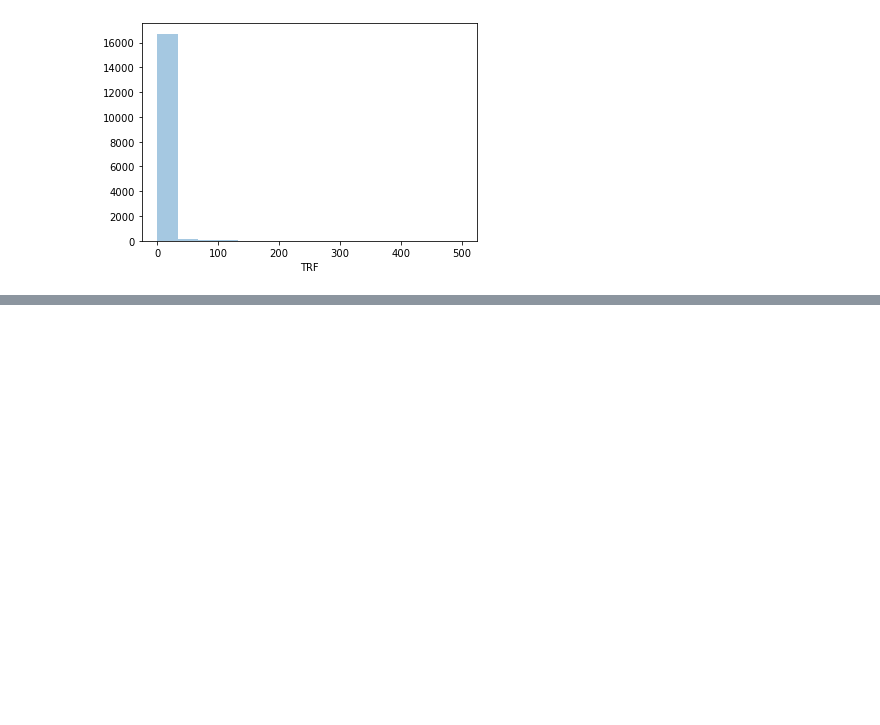
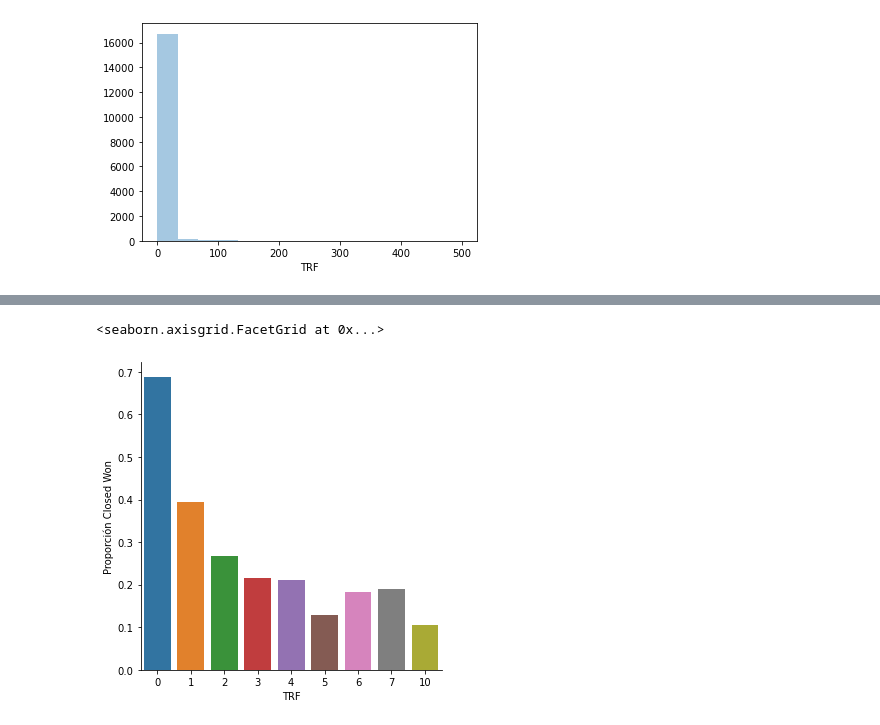
Before and after one commit to RiedelNicolas/75.06-2C2020-TP1, a Jupyter notebook: Codigo_analisis.ipynb, the cells around one changed output, grey strips where cells are left out. Cells and saved outputs as stored; diff of their text form; code cells hidden in the pictures; blank space fills up the shorter version.

Commit message:
Hago grafico de barras de proporcion de Closed Won segun TRF

```diff
--- a/Codigo_analisis.ipynb
+++ b/Codigo_analisis.ipynb
@@ -109,3 +99,7 @@ sns.distplot(a=datos["TRF"], label="TRF", bins=15, kde=False)#bins de largo 33
 [figure]
 # %%
 #Para evitar el problema de la ecuación de Demoivre, se analizan solo los TRF con más de 100 instancias
+v_counts = datos["TRF"].value_counts()
+TRF_a_analizar = v_counts[v_counts>=100]
+print(TRF_a_analizar)
+TRF_a_analizar = list(TRF_a_analizar.index)#Lista de los valores de TRF que se van a analizar
@@ -111,0 +117,3 @@ sns.distplot(a=datos["TRF"], label="TRF", bins=15, kde=False)#bins de largo 33
+# %%
+df_TRF_mas_pedidos = datos[datos["TRF"].isin(TRF_a_analizar)]
+df_TRF_mas_pedidos
@@ -111,0 +134,13 @@ sns.distplot(a=datos["TRF"], label="TRF", bins=15, kde=False)#bins de largo 33
+# %%
+def proporcion_closed_won(x):
+    return x.value_counts(normalize=True)["Closed Won"]
+
+df_por_TRF = df_TRF_mas_pedidos[["TRF","Stage"]].groupby("TRF").agg({"Stage":proporcion_closed_won})
+df_por_TRF.columns = ["Proporción Closed Won"]
+df_por_TRF.reset_index(inplace=True)
+sns.catplot(x="TRF",y="Proporción Closed Won",data=df_por_TRF,kind="bar")
+
+#Grafico de proporcion de Closed Won para cada valor de TRF relevante (de 0 a 10 sin el 8 ni el 9)
+# %% [output]
+<seaborn.axisgrid.FacetGrid at 0x...>
+[figure, added]
```
Also changed, not shown: parts of 3 cells of this notebook.
